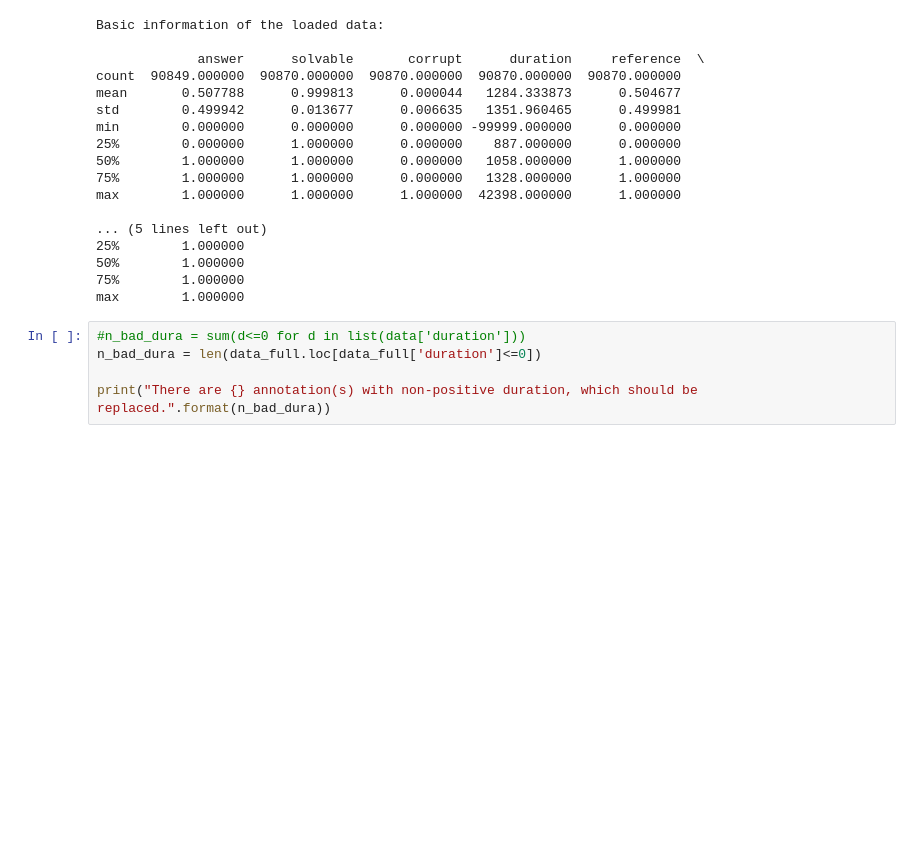
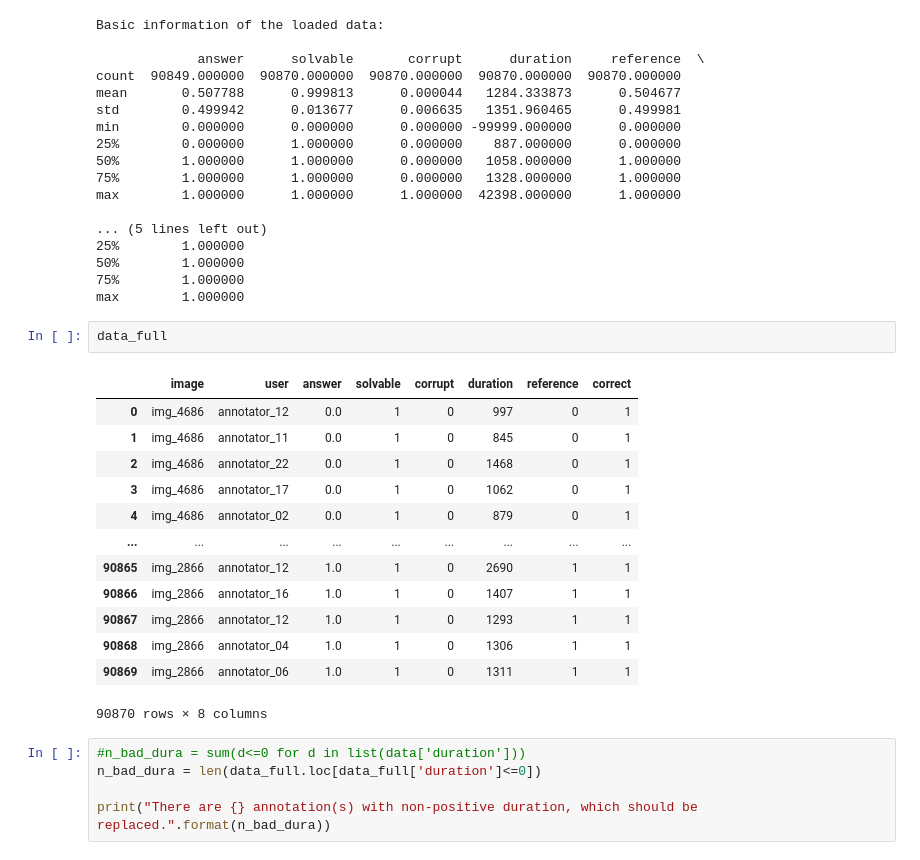
Before and after one commit to msm216/bicycle-annotator, a Jupyter notebook: bicycle_annotation.ipynb, the cells around one changed output. Cells and saved outputs as stored; diff of their text form; blank space fills up the shorter version.

```diff
--- a/bicycle_annotation.ipynb
+++ b/bicycle_annotation.ipynb
@@ -312,6 +300,22 @@ max        1.000000      1.000000      1.000000  42398.000000      1.000000
 50%        1.000000
 75%        1.000000
 max        1.000000
+# %%
+data_full
+# %% [output]
+|  | image | user | answer | solvable | corrupt | duration | reference | correct |
+| 0 | img_4686 | annotator_12 | 0.0 | 1 | 0 | 997 | 0 | 1 |
+| 1 | img_4686 | annotator_11 | 0.0 | 1 | 0 | 845 | 0 | 1 |
+| 2 | img_4686 | annotator_22 | 0.0 | 1 | 0 | 1468 | 0 | 1 |
+| 3 | img_4686 | annotator_17 | 0.0 | 1 | 0 | 1062 | 0 | 1 |
+| 4 | img_4686 | annotator_02 | 0.0 | 1 | 0 | 879 | 0 | 1 |
+| ... | ... | ... | ... | ... | ... | ... | ... | ... |
+| 90865 | img_2866 | annotator_12 | 1.0 | 1 | 0 | 2690 | 1 | 1 |
+| 90866 | img_2866 | annotator_16 | 1.0 | 1 | 0 | 1407 | 1 | 1 |
+| 90867 | img_2866 | annotator_12 | 1.0 | 1 | 0 | 1293 | 1 | 1 |
+| 90868 | img_2866 | annotator_04 | 1.0 | 1 | 0 | 1306 | 1 | 1 |
+| 90869 | img_2866 | annotator_06 | 1.0 | 1 | 0 | 1311 | 1 | 1 |
+90870 rows × 8 columns
 # %%
 #n_bad_dura = sum(d<=0 for d in list(data['duration']))
 n_bad_dura = len(data_full.loc[data_full['duration']<=0])
```
Also changed, not shown: parts of 34 cells of this notebook, 2 other files.
